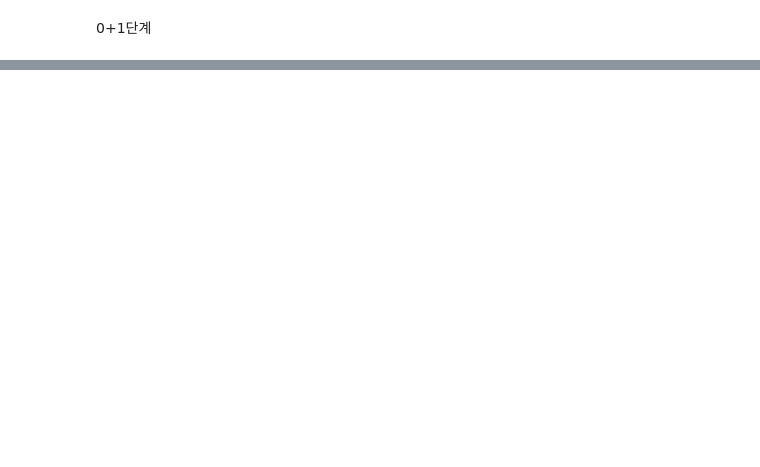
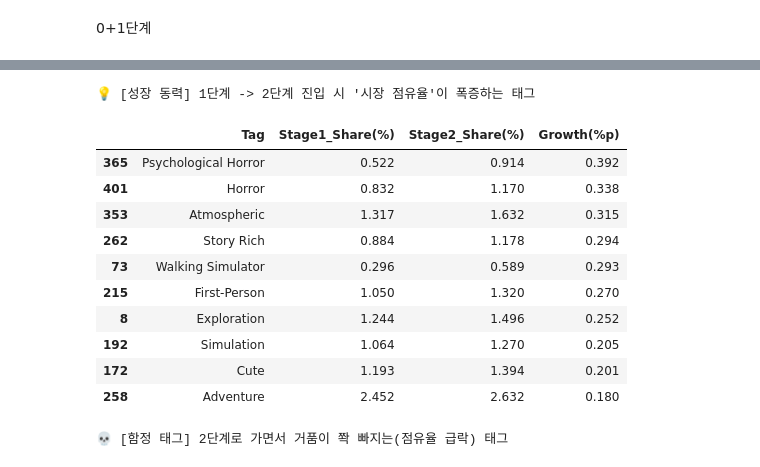
Before and after one commit to jinnyjinnyjinjin/steam-indie-game-analysis, a Jupyter notebook: src/notebooks/JH/realreal/eda_v4.ipynb, the cells around one changed output, grey strips where cells are left out. Saved outputs shown, nothing was run; the diff lists cells and outputs as text; code cells hidden in the pictures; blank space fills up the shorter version.

```diff
--- a/src/notebooks/JH/realreal/eda_v4.ipynb
+++ b/src/notebooks/JH/realreal/eda_v4.ipynb
@@ -683,0 +736,73 @@ plt.show()
+# %%
+import pandas as pd
+import json
+from collections import Counter
+import matplotlib.pyplot as plt
+import seaborn as sns
+
+# (1. 데이터 로드 및 stage 할당은 기존과 동일하게 진행)
+
+# 2. 태그 리스트 추출 함수
+def extract_tags(tag_str):
+    if pd.isna(tag_str):
+        return []
+    try:
+        tag_dict = json.loads(tag_str.replace('""', '"'))
+        return list(tag_dict.keys())
+    except:
+        return []
+
+df['tag_list'] = df['tags'].apply(extract_tags)
+
+# 3. 🚨 [핵심] 분모를 '게임 수'가 아닌 '전체 태그 수'로 변경하여 점유율(%) 계산
+def get_tag_market_share(stage_num):
+    # 해당 단계의 모든 태그를 하나의 거대한 리스트로 펼침
+    all_tags = [tag for sublist in df[df['stage'] == stage_num]['tag_list'] for tag in sublist]
+    total_tags = len(all_tags)
+    tag_counts = Counter(all_tags)
+    # 각 태그의 '시장 점유율(Market Share)' 계산
+    return {k: (v / total_tags) * 100 for k, v in tag_counts.items()}
+
+ratio_s1 = get_tag_market_share(1)
+ratio_s2 = get_tag_market_share(2)
+
+# 4. 비교 데이터프레임 생성
+comparison = []
+for tag in set(list(ratio_s1.keys()) + list(ratio_s2.keys())):
+    r1 = ratio_s1.get(tag, 0)
+    r2 = ratio_s2.get(tag, 0)
+    comparison.append({
+        'Tag': tag,
+        'Stage1_Share(%)': r1,
+        'Stage2_Share(%)': r2,
+        'Growth(%p)': r2 - r1  # 성장폭
+    })
+
+comp_df = pd.DataFrame(comparison)
+
+# 노이즈 제거: 2단계에서 점유율이 최소 0.5% 이상인 의미 있는 태그만 필터링
+comp_df = comp_df[comp_df['Stage2_Share(%)'] >= 0.5]
+
+# 5. Top 10 추출
+rising_top10 = comp_df.sort_values('Growth(%p)', ascending=False).head(10)
+trap_top10 = comp_df.sort_values('Growth(%p)', ascending=True).head(10)
+
+print("💡 [성장 동력] 1단계 -> 2단계 진입 시 '시장 점유율'이 폭증하는 태그")
+display(rising_top10.round(3))
+
+print("\n💀 [함정 태그] 2단계로 가면서 거품이 쫙 빠지는(점유율 급락) 태그")
+display(trap_top10.round(3))
+# %% [output]
+💡 [성장 동력] 1단계 -> 2단계 진입 시 '시장 점유율'이 폭증하는 태그
+|  | Tag | Stage1_Share(%) | Stage2_Share(%) | Growth(%p) |
+| 365 | Psychological Horror | 0.522 | 0.914 | 0.392 |
+| 401 | Horror | 0.832 | 1.170 | 0.338 |
+| 353 | Atmospheric | 1.317 | 1.632 | 0.315 |
+| 262 | Story Rich | 0.884 | 1.178 | 0.294 |
+| 73 | Walking Simulator | 0.296 | 0.589 | 0.293 |
+| 215 | First-Person | 1.050 | 1.320 | 0.270 |
+| 8 | Exploration | 1.244 | 1.496 | 0.252 |
+| 192 | Simulation | 1.064 | 1.270 | 0.205 |
+| 172 | Cute | 1.193 | 1.394 | 0.201 |
+| 258 | Adventure | 2.452 | 2.632 | 0.180 |
+💀 [함정 태그] 2단계로 가면서 거품이 쫙 빠지는(점유율 급락) 태그
```
Also changed, not shown: parts of 8 cells of this notebook.
